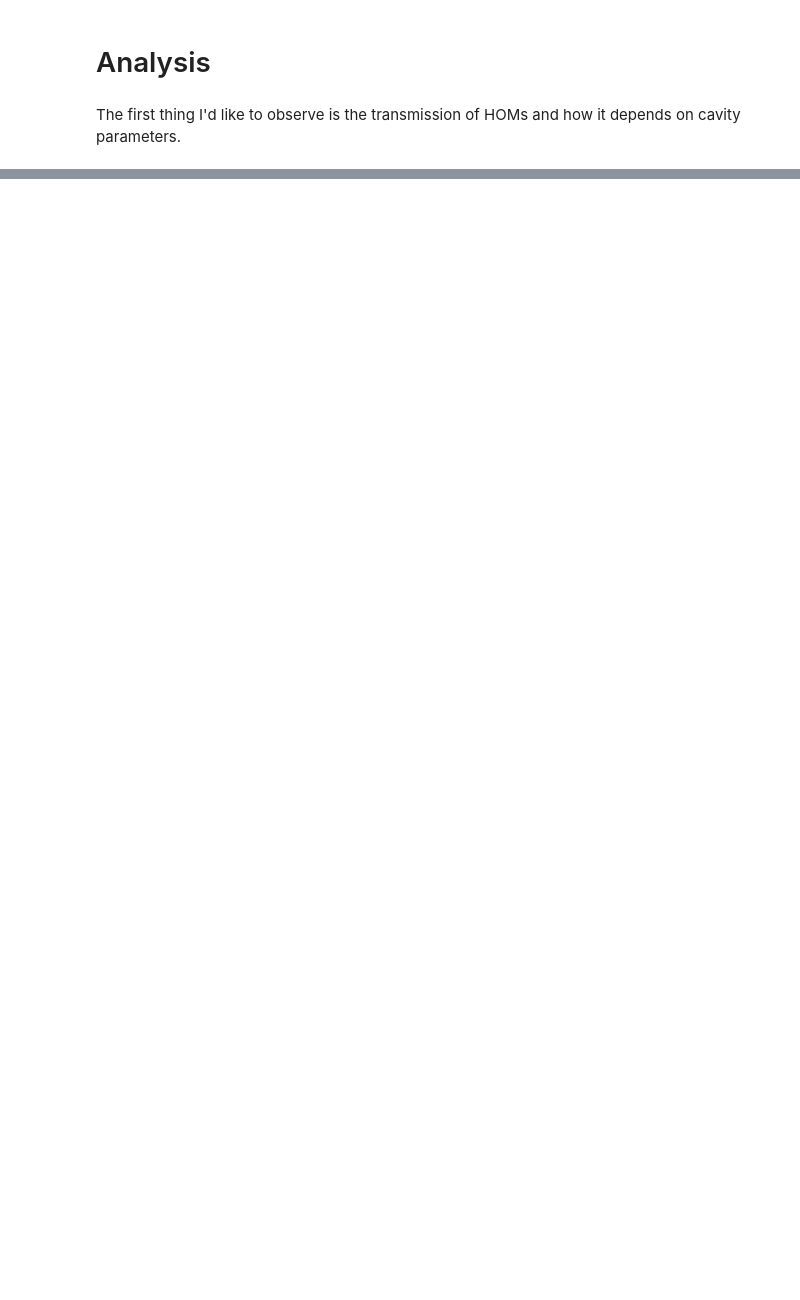
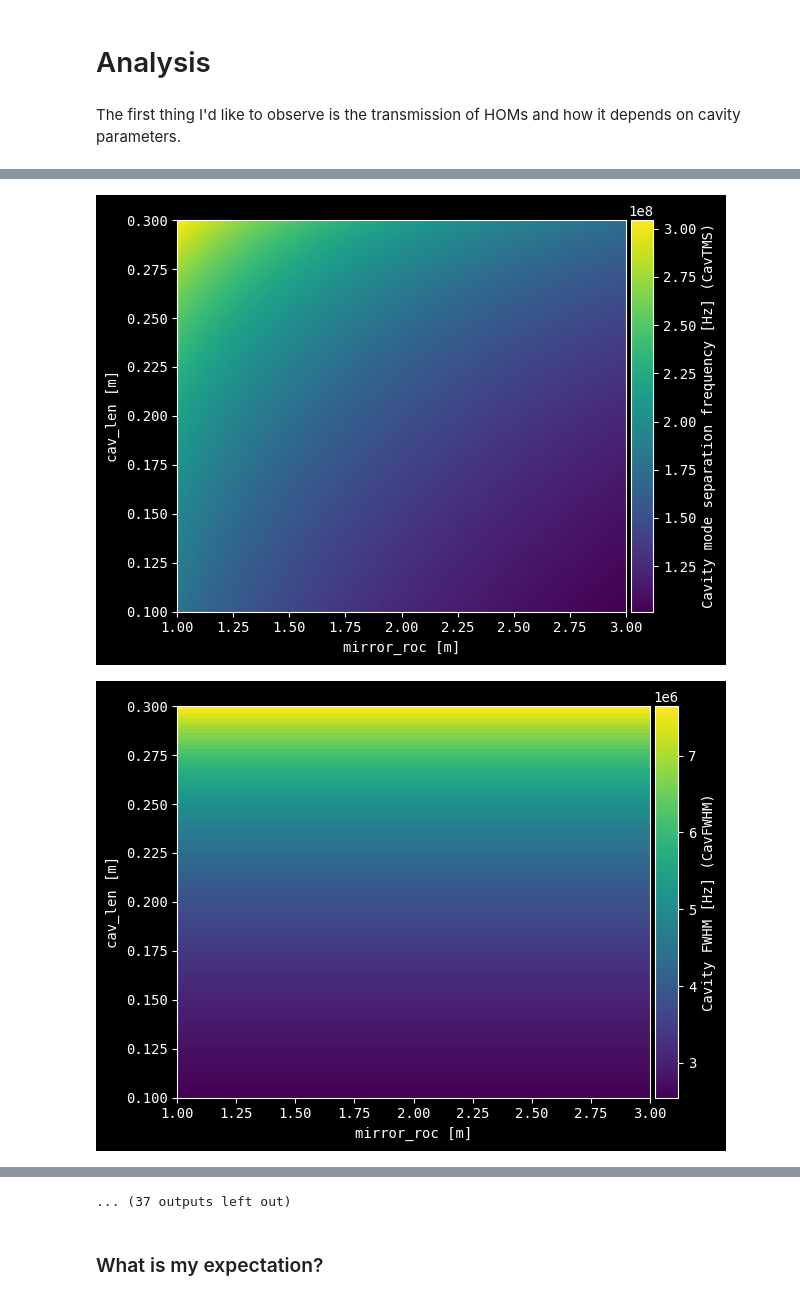
Before and after one commit to chance-jackson/ce-omc, a Jupyter notebook: aLIGO-omc/aLIGO_OMC_Sim.ipynb, the cells around one changed output, grey strips where cells are left out. Drawn from its saved outputs; the diff is of its cells as text; code cells hidden in the pictures; blank space fills up the shorter version.

```diff
--- a/aLIGO-omc/aLIGO_OMC_Sim.ipynb
+++ b/aLIGO-omc/aLIGO_OMC_Sim.ipynb
@@ -331,0 +322,5 @@ sol_lintest2.plot();
+# %%
+plt.imshow(tms_cavcheck[""])
+# %% [output]
+[figure, added]
+[figure, added]
@@ -331,0 +337,3 @@ sol_lintest2.plot();
+... (37 outputs left out)
+# %% [markdown]
+### What is my expectation?
```
Also changed, not shown: parts of 21 cells of this notebook.
